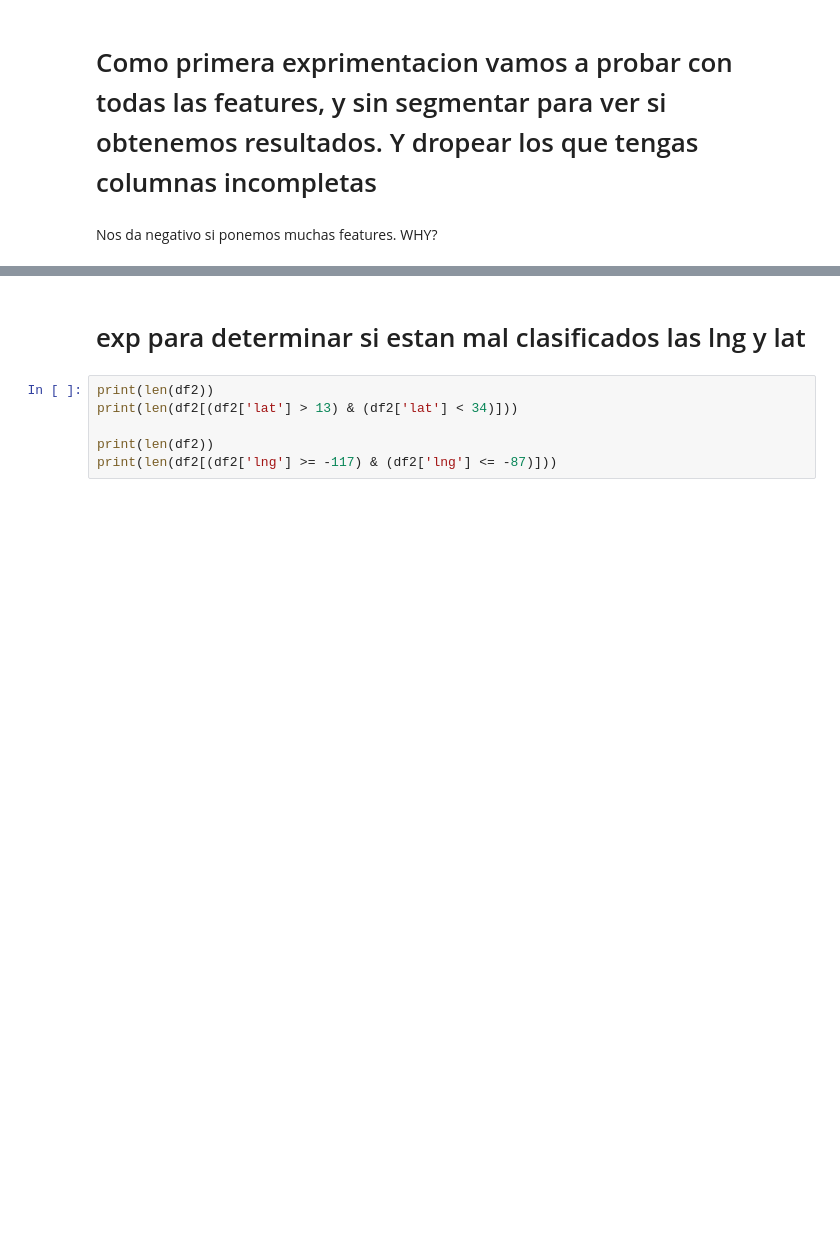
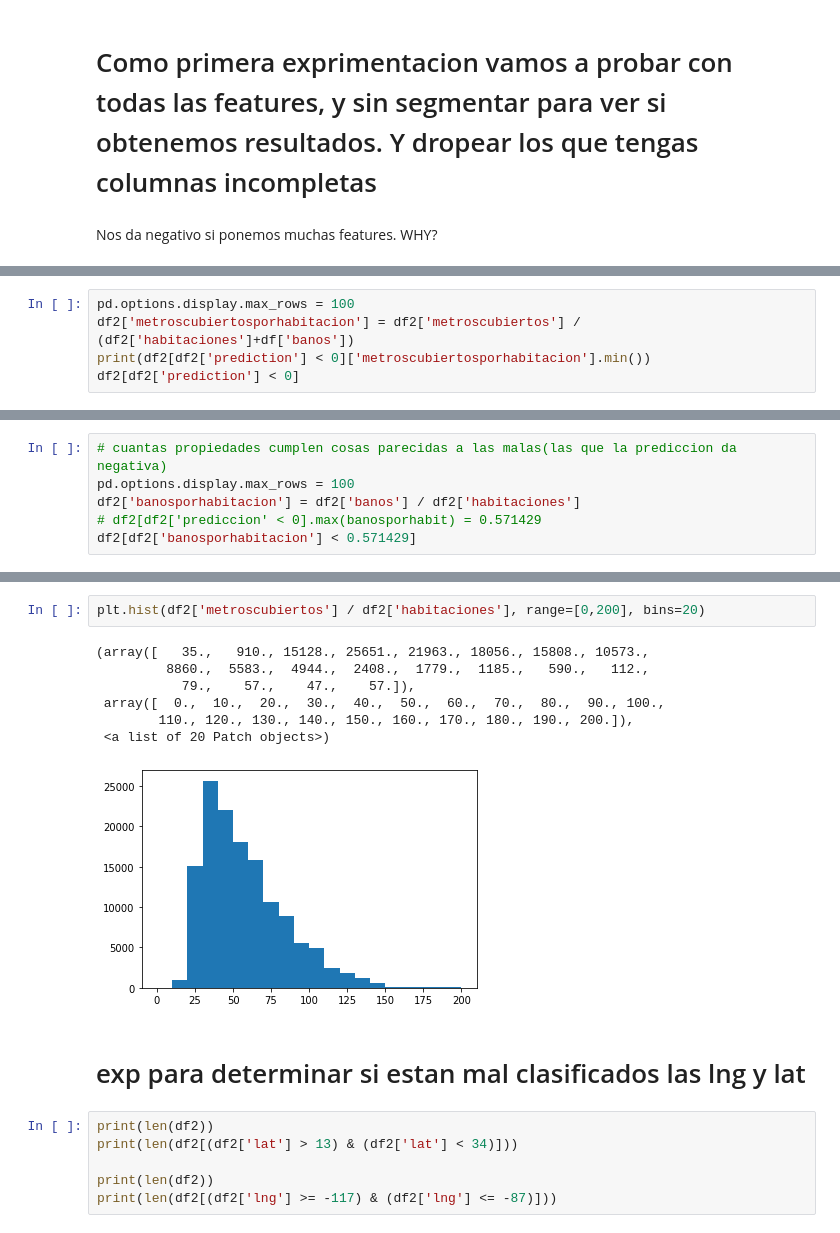
Before and after one commit to ddrenteria/MNTp3, a Jupyter notebook: tp3/notebooks/PrediccionPrecios.ipynb, the cells around one changed output, grey strips where cells are left out. Drawn from its saved outputs; the diff is of its cells as text; blank space fills up the shorter version.

```diff
--- a/tp3/notebooks/PrediccionPrecios.ipynb
+++ b/tp3/notebooks/PrediccionPrecios.ipynb
@@ -189,0 +198,5 @@ True
+# %%
+pd.options.display.max_rows = 100
+df2['metroscubiertosporhabitacion'] = df2['metroscubiertos'] / (df2['habitaciones']+df['banos'])
+print(df2[df2['prediction'] < 0]['metroscubiertosporhabitacion'].min())
+df2[df2['prediction'] < 0]
@@ -189,0 +245,6 @@ True
+# %%
+# cuantas propiedades cumplen cosas parecidas a las malas(las que la prediccion da negativa)
+pd.options.display.max_rows = 100
+df2['banosporhabitacion'] = df2['banos'] / df2['habitaciones']
+# df2[df2['prediccion' < 0].max(banosporhabit) = 0.571429
+df2[df2['banosporhabitacion'] < 0.571429]
@@ -190,3 +265,13 @@ True
+# %%
+plt.hist(df2['metroscubiertos'] / df2['habitaciones'], range=[0,200], bins=20)
+# %% [output]
+(array([   35.,   910., 15128., 25651., 21963., 18056., 15808., 10573.,
+         8860.,  5583.,  4944.,  2408.,  1779.,  1185.,   590.,   112.,
+           79.,    57.,    47.,    57.]),
+ array([  0.,  10.,  20.,  30.,  40.,  50.,  60.,  70.,  80.,  90., 100.,
+        110., 120., 130., 140., 150., 160., 170., 180., 190., 200.]),
+ <a list of 20 Patch objects>)
+[figure, added]
 # %% [markdown]
 # exp para determinar si estan mal clasificados las lng y lat
 # %%
```
Also changed, not shown: parts of 15 cells of this notebook.
